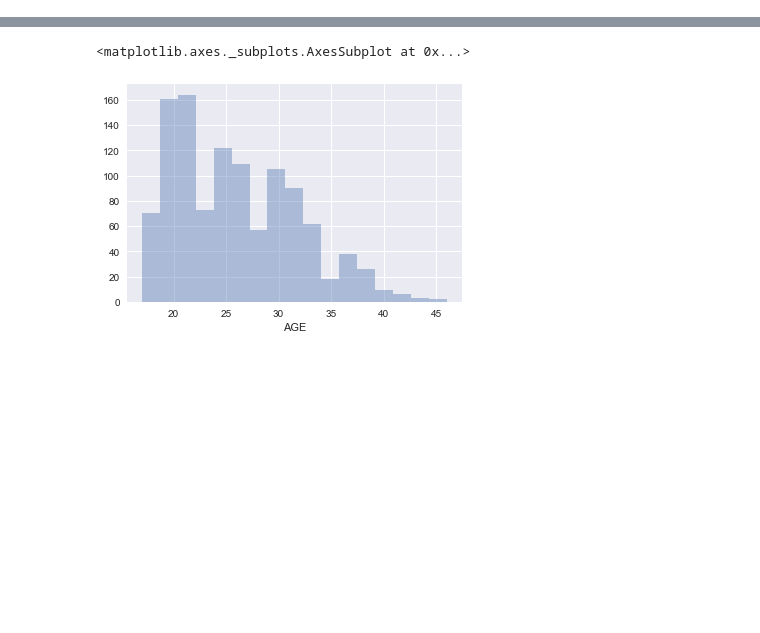
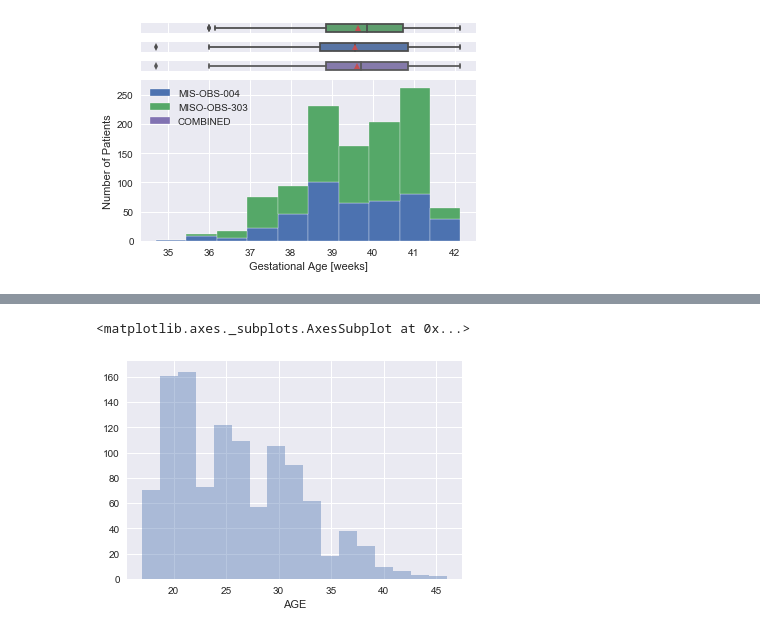
Before and after one commit to jzhao0802/ferring, a Jupyter notebook: 00_raw_data_processing/data_exploration/03_get_info_for_sprint_1.2_gate_1_meeting.ipynb, the cells around one changed output, grey strips where cells are left out. Cells and saved outputs as stored; diff of their text form; code cells hidden in the pictures; blank space fills up the shorter version.

```diff
--- a/00_raw_data_processing/data_exploration/03_get_info_for_sprint_1.2_gate_1_meeting.ipynb
+++ b/00_raw_data_processing/data_exploration/03_get_info_for_sprint_1.2_gate_1_meeting.ipynb
@@ -3,6 +3,7 @@ import pandas as pd
 import set_lib_paths
 import numpy as np
 import seaborn as sns
+import copy
 sns.set()
 import matplotlib.pyplot as plt
 import matplotlib.ticker as ticker
@@ -11,3 +12,7 @@ pd.options.display.max_columns = 40
 case_study_codes = ['303', '004']
 merged_file = 'F:/Projects/Ferring/data/pre_modelling/merged_data/MERGED_COUNT_DATE.csv'
 df = pd.read_csv(merged_file)
+#Remove patients that did not complete study...
+df = df[df['COMPLETED'] & ~df['COMPLETED'].isnull()]
+df['GESTATIONAL_AGE_WEEKS'] = df['GESTATIONAL_AGE_DAYS']/7
+print (len(df))
@@ -40,0 +42,2 @@ sns.distplot(df['BS_BASELINE'].dropna(), kde=False, bins=range(12))
+# %%
+grouped_df = df.groupby('STUDY_CODE')
@@ -40,0 +92,87 @@ sns.distplot(df['BS_BASELINE'].dropna(), kde=False, bins=range(12))
+# %%
+#Standard distribution plots
+plot_cols = {'AGE':'Patient Age', 'BS_BASELINE': 'Baseline Modified Bishop Score', 'OXYTOCIN_DOSAGE': 'Pre-delivery Oxytocin Dosage [Units]', 'BMI':'BMI', 'HEIGHT':'Height [m]', 'WEIGHT': 'Weight [kg]', 'GESTATIONAL_AGE_DAYS': 'Gestational Age [days]', 'RACE': 'Ethnicity', 'GESTATIONAL_AGE_WEEKS': 'Gestational Age [weeks]'}
+n_patients = len(df)
+plt.clf()
+#sns.distplot(df['GESTATIONAL_AGE_DAYS'][df['STUDY_CODE'] == 303].dropna(), kde=False)
+bs_cols = list(df.filter(regex='^BS_').keys())
+#
+#for col in bs_cols:
+#    sns.distplot(df[col].dropna(), label=col.split('_')[1], kde=False, bins=range(12), hist_kws={"alpha":0.4})
+for col,x_title in plot_cols.items():
+    plt.clf()
+    if col != 'RACE':        f, (ax_box1, ax_box2, ax_box3, ax_hist) = plt.subplots(4, sharex=True,
+                                    gridspec_kw={"height_ratios": (.05, .05, .05, .85)})
+    #else:
+    #    f, (ax_hist) = plt.subplots(1, sharex=True, gridspec_kw={"height_ratios": (1)})
+
+    if col in ['BS_BASELINE', 'RACE']:
+        #ax = sns.distplot(df[col].dropna(), kde=False, bins=range(12), hist_kws={"alpha":0.4})
+        #[df[col].dropna()]
+        if col == 'BS_BASELINE':
+            #df.groupby(['STUDY_CODE', col]).size().apply(lambda x:100*(x/n_patients)).unstack(0).plot.bar(stacked=True, edgecolor='white', ax=ax_hist)
+            df.groupby(['STUDY_CODE', col]).size().unstack(0).plot.bar(stacked=True, edgecolor='white', ax=ax_hist)
+        else:
+            df.loc[df['RACE']=='BLACK_OR_AFRICAN_AMERICAN', 'RACE'] = 'BLACK/AA'
+            ax = df.groupby(['STUDY_CODE', col]).size().apply(lambda x:100*(x/n_patients)).unstack(0).plot.bar(stacked=True, edgecolor='white', rot=0)
+    else: #ax = sns.distplot(df[col].dropna(), kde=False, hist_kws={"alpha":0.4})
+        #ax = df.groupby(['STUDY_CODE', col]).size().unstack(0).plot.hist(stacked=True, edgecolor='white')
+        #df[col].plot.hist(edgecolor='white')
+        df_c = pd.DataFrame({'MIS-OBS-004': grouped_df.get_group(4)[col], 'MISO-OBS-303':   grouped_df.get_group(303)[col]})
+        plot = df_c.plot.hist(stacked=True, edgecolor='white', ax=ax_hist)
+    #ax.text(0.3, 1.3,'Patients with missing information: %.2f%%'%((n_missing*100)/len(df)))
+
+    if col == 'RACE':
+        plt.xlabel(x_title)
+        plt.ylabel('Number of Patients')
+
+        handles, labels = ax.get_legend_handles_labels()
+
+        labels[0] = 'MISO-OBS-004'
+        labels[1] = 'MISO-OBS-303'
+        print(labels)
+        plt.legend(handles, labels)
+        plt.savefig('F:/Projects/Ferring/results/pre_modelling/sprint_1_2_plots/' + col.lower() + '.svg', format='svg', dpi=1200)
+        continue
+    #ax2 = ax.twinx()
+    sns.boxplot(x=df[df['STUDY_CODE']==4][col].dropna(), ax=ax_box2, showmeans=True, color=current_palette[0])
+    sns.boxplot(x=df[df['STUDY_CODE']==303][col].dropna(), ax=ax_box1, showmeans=True, color=current_palette[1])
+    bx = sns.boxplot(x=df[col].dropna(), ax=ax_box3, showmeans=True, color=current_palette[3])
+
+    ax_box3.set(yticks=[])
+    ax_box1.set(yticks=[])
+    ax_box2.set(yticks=[])
+
+
+    handles, labels = ax_hist.get_legend_handles_labels()
+    plt.ylabel('Number of Patients')
+    if handles:
+        handles.append(copy.copy(handles[-1]))
+        try: handles[-1].set_facecolor(current_palette[3])
+        except:
+            handles[-1] = copy.copy(prev_handles[-1])
+            handles[-1].set_facecolor(current_palette[3])
+        if 'BS' in col:
+            labels[0] = 'MISO-OBS-004'
+            labels[1] = 'MISO-OBS-303'
+            #plt.ylabel('Number of Patients')
+            #for item in handles[-1].get_children():
+            #    item.set_facecolor(current_palette[3])
+
+        labels.append('COMBINED')
+        plt.legend(handles, labels)
+
+    prev_handles = handles
+    #ax2.set(ylim=(-10,5))
+    #n_missing = df[col].isnull().sum()
+
+    plt.xlabel(x_title)
+
+    plt.savefig('F:/Projects/Ferring/results/pre_modelling/sprint_1_2_plots/' + col.lower() + '.svg', format='svg', dpi=1200)
+#sns.violinplot(x='')
+#plt.legend()
+#plt.show()
+
+
+#df['BS_BASELINE'].plot(kind='hist')
+# %% [output]
@@ -40,0 +189 @@ sns.distplot(df['BS_BASELINE'].dropna(), kde=False, bins=range(12))
+[figure, added]
```
Also changed, not shown: parts of 12 cells of this notebook, 5 other files.
